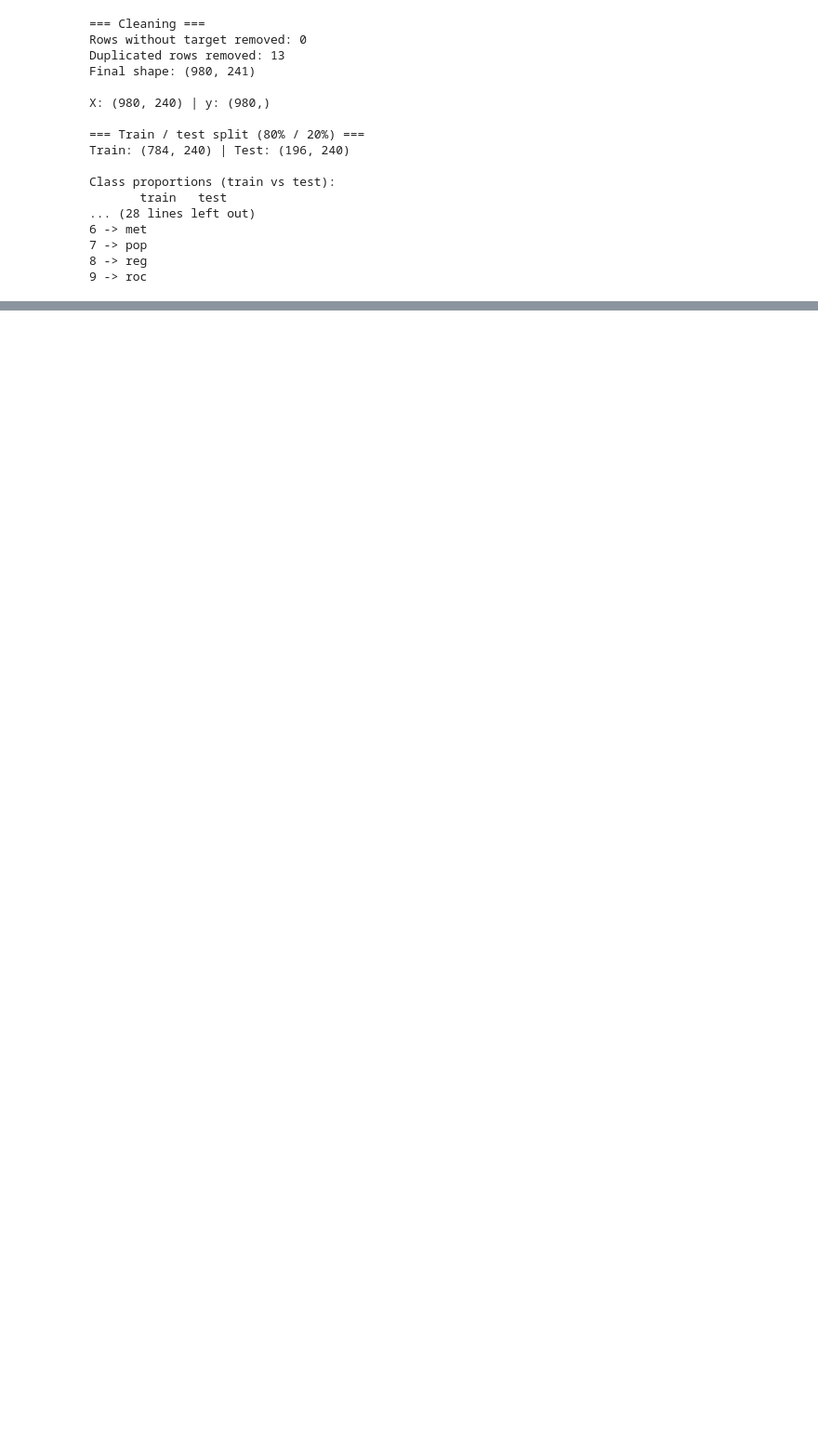
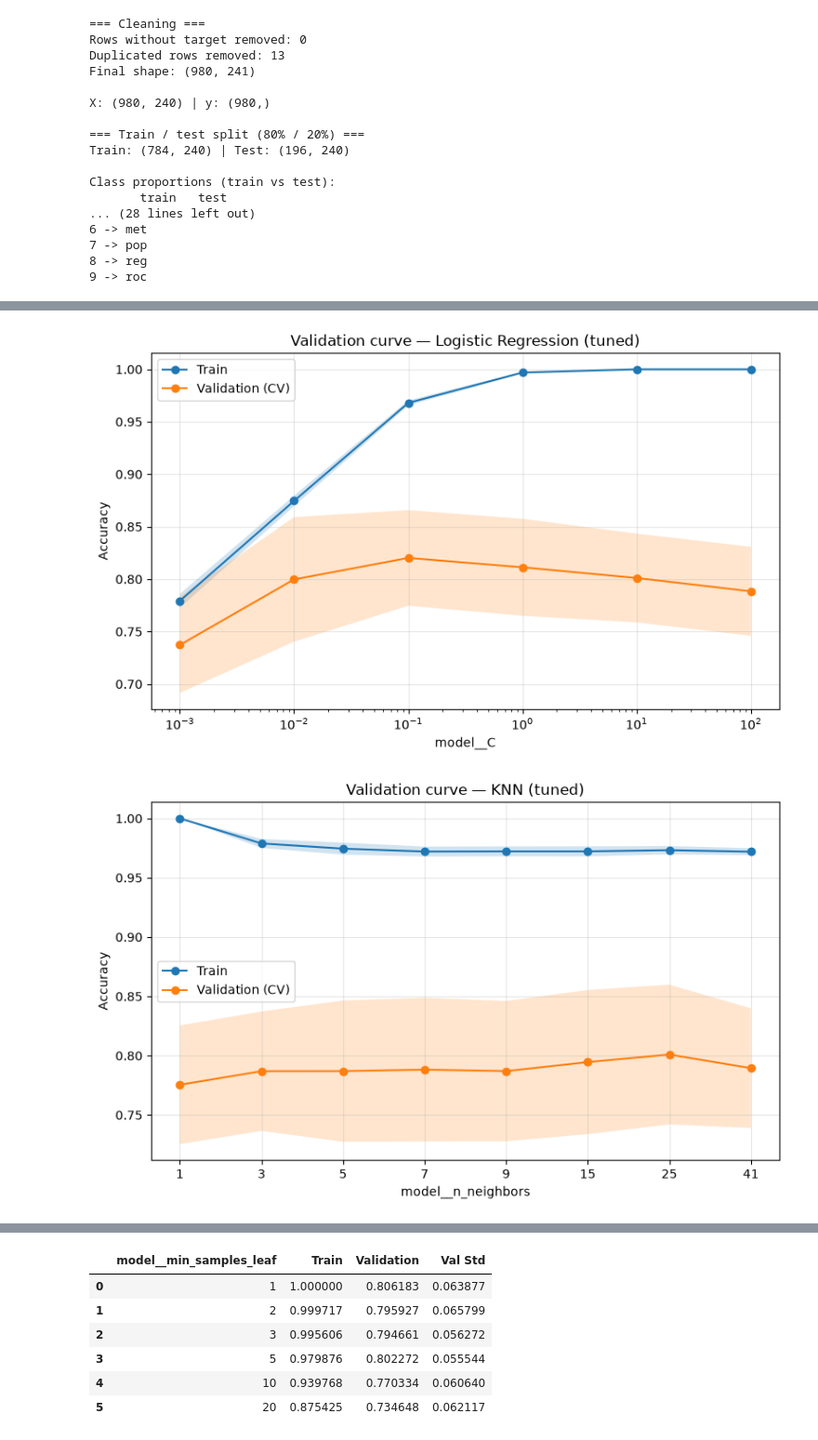
Before and after one commit to annacp04/music-genre-classification, a Jupyter notebook: task_1.ipynb, the cells around one changed output, grey strips where cells are left out. Shown at 93% size. Saved outputs shown, nothing was run; the diff lists cells and outputs as text; code cells hidden in the pictures; blank space fills up the shorter version.

```diff
--- a/task_1.ipynb
+++ b/task_1.ipynb
@@ -384,0 +428,8 @@ array([7, 3, 0, 9, 2, 0, 7, 9, 4, 9, 5, 5, 2, 4, 0, 3, 2, 7, 6, 9, 7, 3,
+# %%
+models.validation_curve("Logistic Regression (tuned)", "model__C", np.logspace(-3, 2, 6), log_x=True)
+models.validation_curve("KNN (tuned)", "model__n_neighbors", [1, 3, 5, 7, 9, 15, 25, 41])
+models.validation_curve("Decision Tree (tuned)", "model__max_depth", [2, 4, 6, 8, 10, 15, 20, None])
+models.validation_curve("Random Forest (tuned)", "model__min_samples_leaf", [1, 2, 3, 5, 10, 20])
+# %% [output]
+[figure, added]
+[figure, added]
@@ -384,0 +438,7 @@ array([7, 3, 0, 9, 2, 0, 7, 9, 4, 9, 5, 5, 2, 4, 0, 3, 2, 7, 6, 9, 7, 3,
+|  | model__min_samples_leaf | Train | Validation | Val Std |
+| 0 | 1 | 1.000000 | 0.806183 | 0.063877 |
+| 1 | 2 | 0.999717 | 0.795927 | 0.065799 |
+| 2 | 3 | 0.995606 | 0.794661 | 0.056272 |
+| 3 | 5 | 0.979876 | 0.802272 | 0.055544 |
+| 4 | 10 | 0.939768 | 0.770334 | 0.060640 |
+| 5 | 20 | 0.875425 | 0.734648 | 0.062117 |
```
Also changed, not shown: parts of 11 cells of this notebook, 21 other files.
